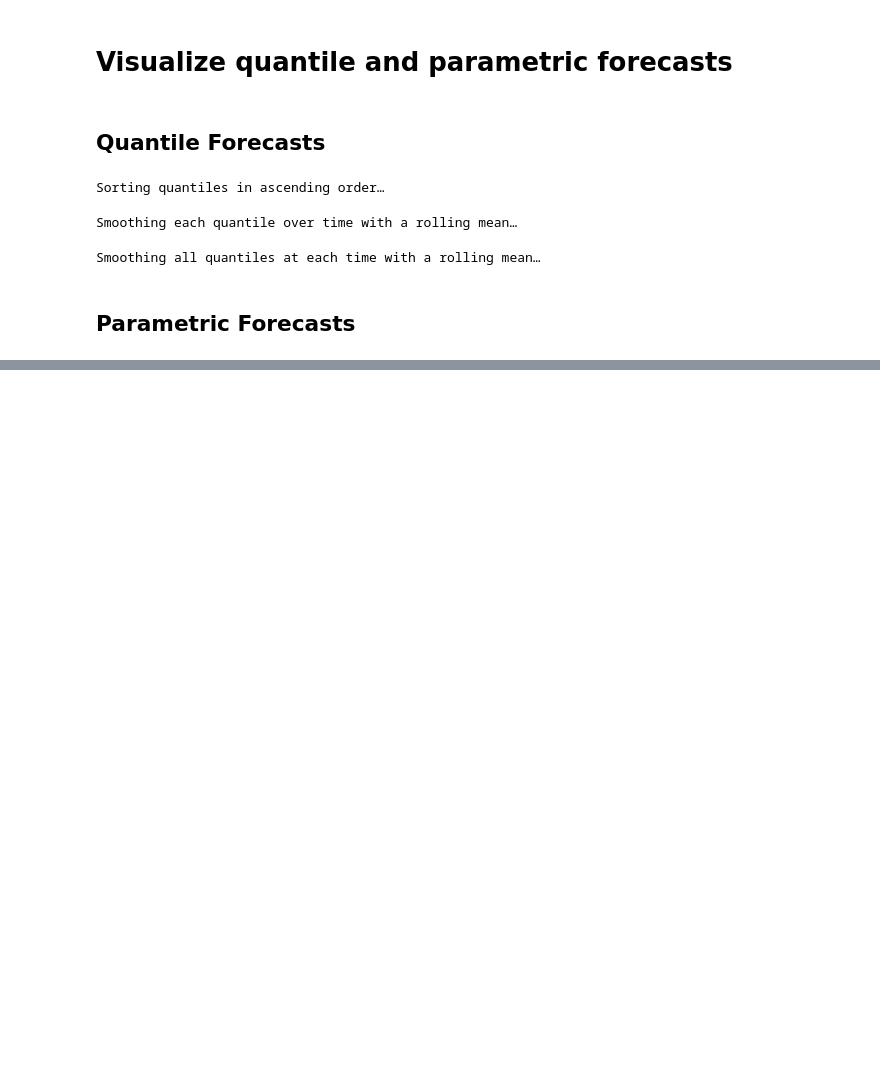
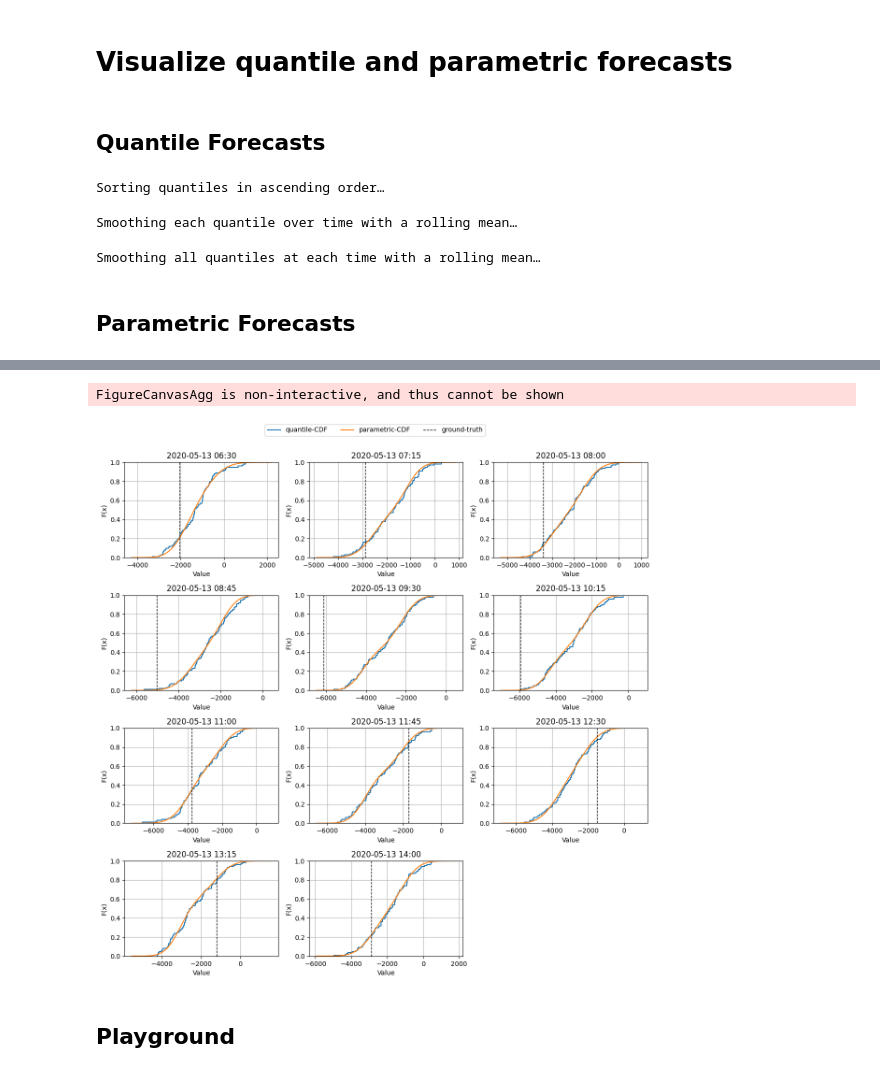
Before and after one commit to JaMoPinter/MPC-vs-RBC, a Jupyter notebook: 02_forecast/visualize_fc.ipynb, the cells around one changed output, grey strips where cells are left out. Saved outputs shown, nothing was run; the diff lists cells and outputs as text; code cells hidden in the pictures; blank space fills up the shorter version.

Commit message:
Added first FC visualization

```diff
--- a/02_forecast/visualize_fc.ipynb
+++ b/02_forecast/visualize_fc.ipynb
@@ -12,6 +12,6 @@ from create_parametric_forecasts import ParametricForecasts
 path_quantile = 'C:\\Users\\fh6281\\PycharmProjects\\GermanBuildingDate\\02_forecast\\storage_quantile_fc\\file_fc_PatchTST_SFH3_2025-07-16_13-47-24_freq15.csv'
 
 # get the corresponding path to the parametric forecast
-path_parametric = path_quantile.replace('storage_quantile_fc', 'storage_parametric_fc').replace('.csv', '_parametric.csv')
+path_parametric = path_quantile.replace('storage_quantile_fc', 'storage_param_fc').replace('file_fc_', 'file_fc_parametric_')
 # %%
 # Define visualization functions
@@ -63,3 +66,7 @@ plot_specific_day(fc_quantile_smoothed, gt, time_to_plot, title=f'Smoothed Quant
 Smoothing all quantiles at each time with a rolling mean…
 # %% [markdown]
 ## Parametric Forecasts
+# %%
+pf = ParametricForecasts()
+fc_param = pf.load_parametric_forecasts(path_parametric)
+pf.compute_expected_values(fc_param, name='sum2gaussian')
@@ -65,0 +88,4 @@ Smoothing all quantiles at each time with a rolling mean…
+# %%
+timestamp = pd.Timestamp('2020-05-13 06:15:00', tz='UTC')
+#fc_param.loc[timestamp, 'expected_value'].plot()
+plot_specific_day(fc_param.loc[:, ['expected_value']], gt, timestamp, title=f'Expected Value for {timestamp}')
@@ -65,0 +254,18 @@ Smoothing all quantiles at each time with a rolling mean…
+# %%
+issuance = pd.Timestamp("2020-05-13 06:15", tz="utc")
+t_start = issuance + pd.Timedelta(minutes=15)      # first target
+t_end   = issuance + pd.Timedelta(hours=8)        # last target
+
+fig = plot_cdf_comparison(
+    fc_quantile=fc_quantile,
+    fc_param=fc_param,
+    gt=gt,
+    issuance_time=issuance,
+    target_range=(t_start, t_end)
+)
+fig.show()
+# %% [output]
+FigureCanvasAgg is non-interactive, and thus cannot be shown
+[figure, added]
+# %% [markdown]
+## Playground
```
Also changed, not shown: parts of 41 cells of this notebook, 1 other file.
